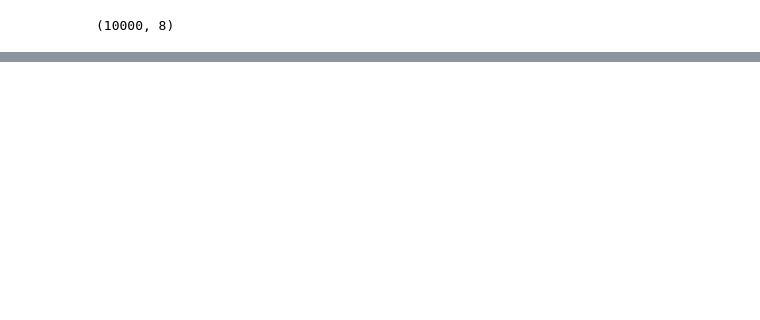
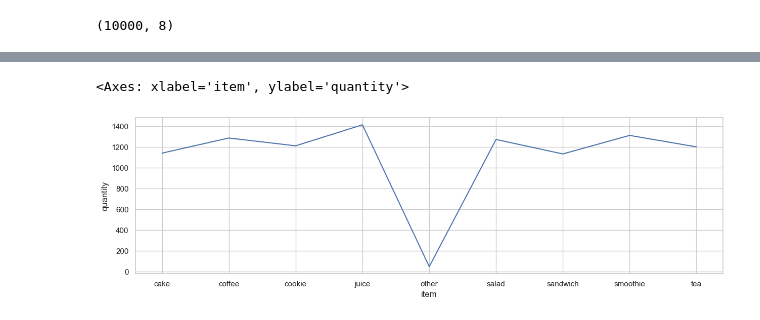
Before and after one commit to fahim-506/eda-with-python, a Jupyter notebook: practice_dataset/cafe_sales.ipynb, the cells around one changed output, grey strips where cells are left out. Drawn from its saved outputs; the diff is of its cells as text; code cells hidden in the pictures; blank space fills up the shorter version.

```diff
--- a/practice_dataset/cafe_sales.ipynb
+++ b/practice_dataset/cafe_sales.ipynb
@@ -425,0 +403,3 @@ df.shape
+# %%
+item_quantity = df.groupby('item')['quantity'].count()
+print(item_quantity)
@@ -425,0 +418,6 @@ df.shape
+# %%
+plt.figure(figsize=(15,4))
+sns.lineplot(data=item_quantity)
+# %% [output]
+<Axes: xlabel='item', ylabel='quantity'>
+[figure, added]
```
Also changed, not shown: parts of 19 cells of this notebook.
